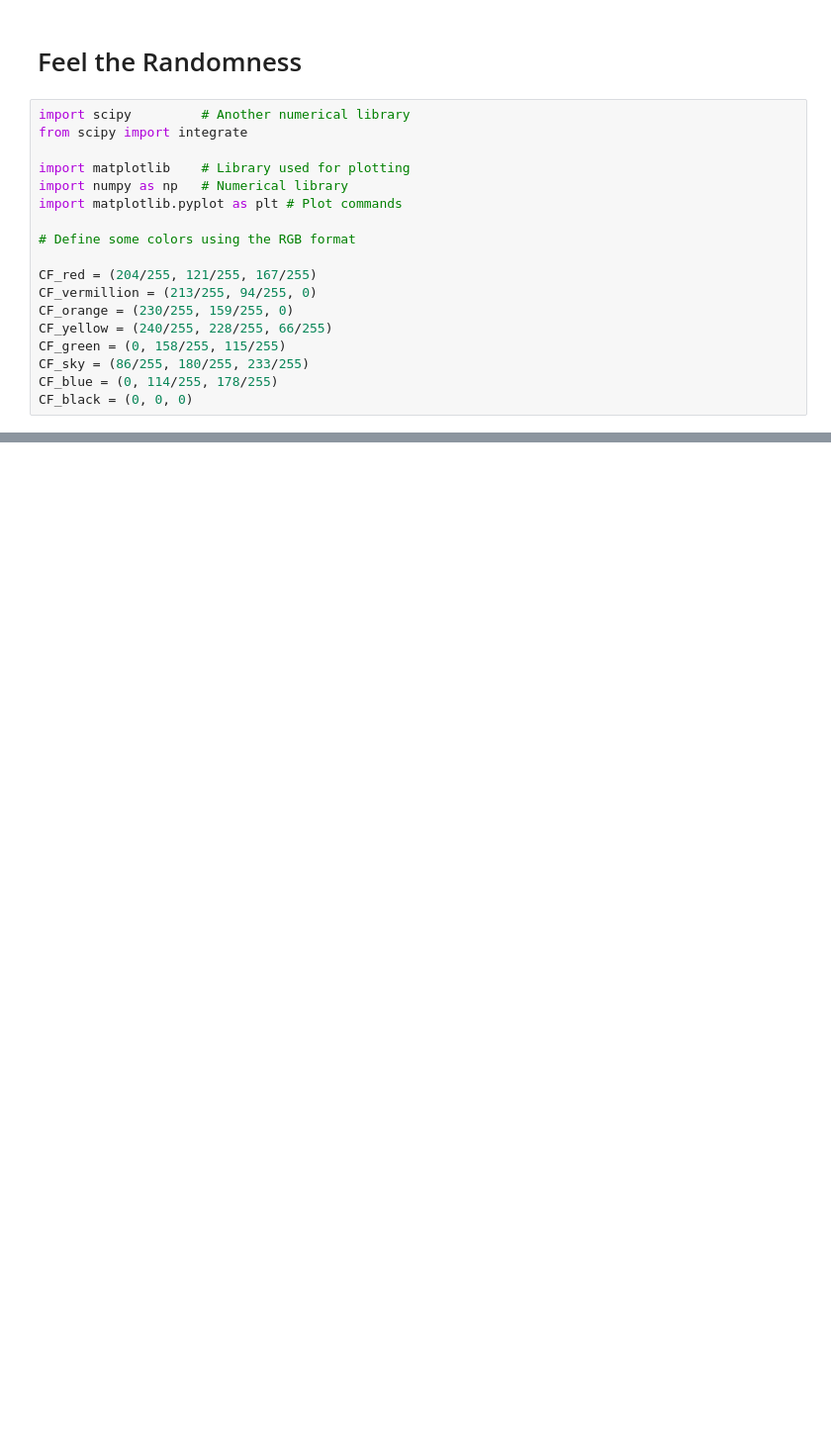
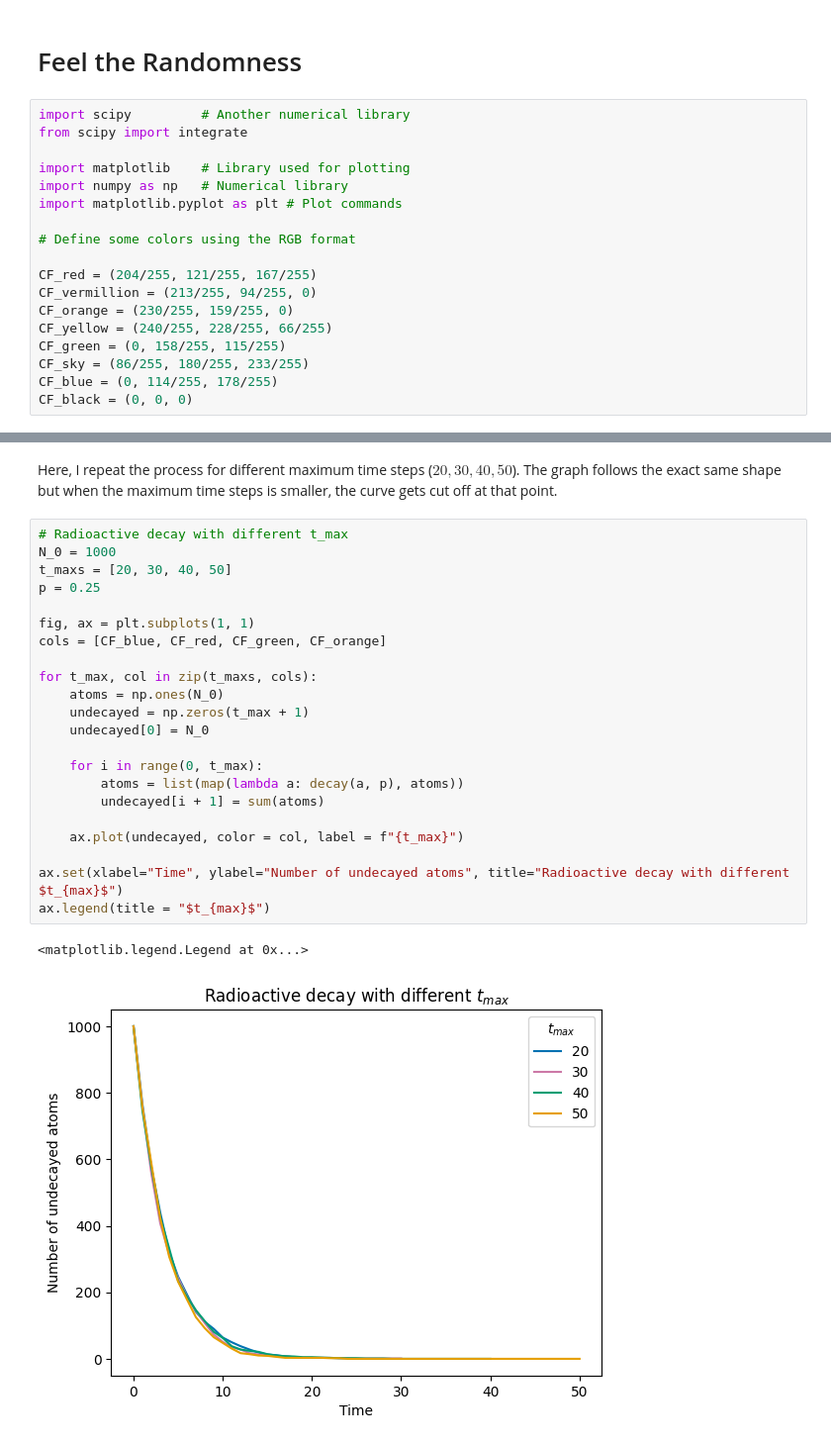
Before and after one commit to vibilanj/cmps, a Jupyter notebook: homework/FeelTheRandomness_HW.ipynb, the cells around one changed output, grey strips where cells are left out. Shown at 99% size. Drawn from its saved outputs; the diff is of its cells as text; blank space fills up the shorter version.

```diff
--- a/homework/FeelTheRandomness_HW.ipynb
+++ b/homework/FeelTheRandomness_HW.ipynb
@@ -38,0 +99,27 @@ To understand how the exponential behavior arises from the discrete nature of at
+# %% [markdown]
+Here, I repeat the process for different maximum time steps ($20, 30, 40, 50$). The graph follows the exact same shape but when the maximum time steps is smaller, the curve gets cut off at that point.
+# %%
+# Radioactive decay with different t_max
+N_0 = 1000
+t_maxs = [20, 30, 40, 50]
+p = 0.25
+
+fig, ax = plt.subplots(1, 1)
+cols = [CF_blue, CF_red, CF_green, CF_orange]
+
+for t_max, col in zip(t_maxs, cols):
+    atoms = np.ones(N_0)
+    undecayed = np.zeros(t_max + 1)
+    undecayed[0] = N_0
+
+    for i in range(0, t_max):
+        atoms = list(map(lambda a: decay(a, p), atoms))
+        undecayed[i + 1] = sum(atoms)
+
+    ax.plot(undecayed, color = col, label = f"{t_max}")
+
+ax.set(xlabel="Time", ylabel="Number of undecayed atoms", title="Radioactive decay with different $t_{max}$")
+ax.legend(title = "$t_{max}$")
+# %% [output]
+<matplotlib.legend.Legend at 0x...>
+[figure, added]
```
Also changed, not shown: parts of 9 cells of this notebook, 1 other file.
